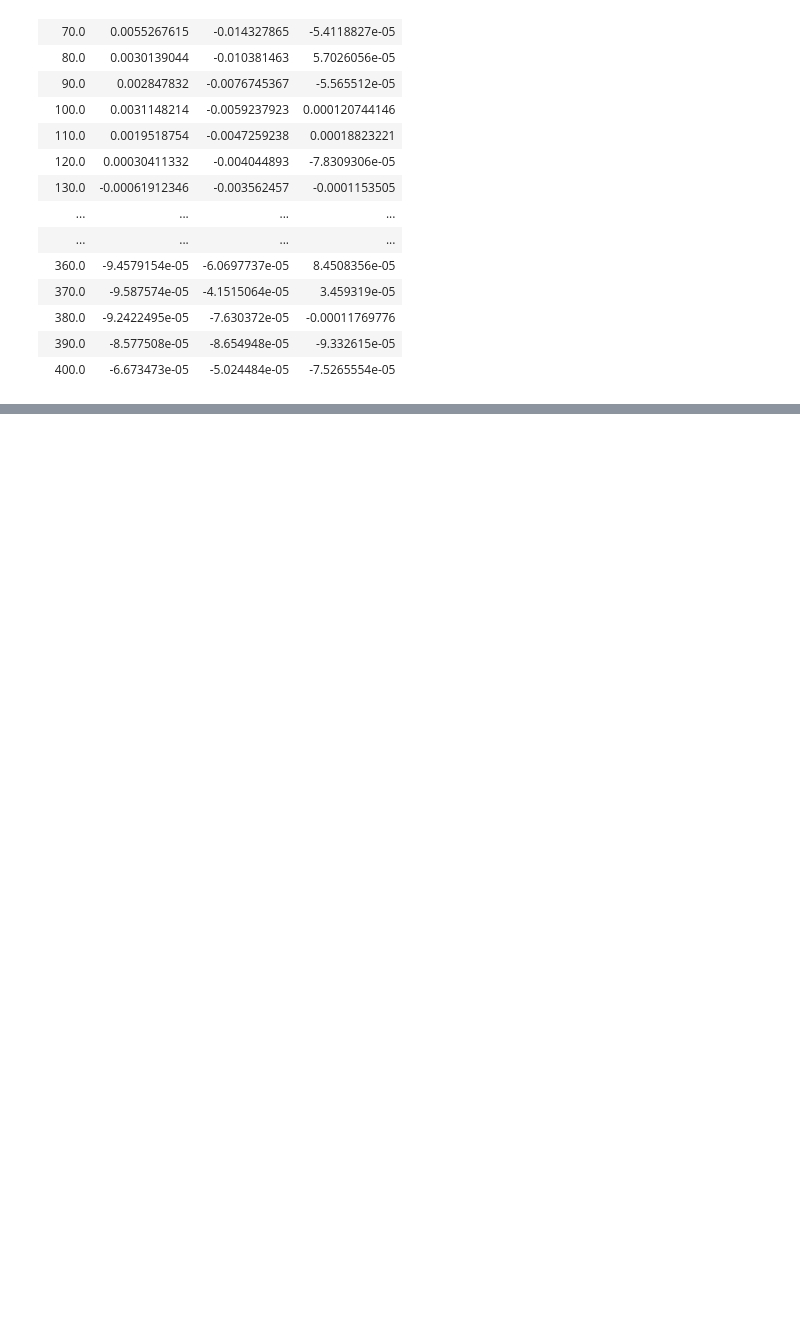
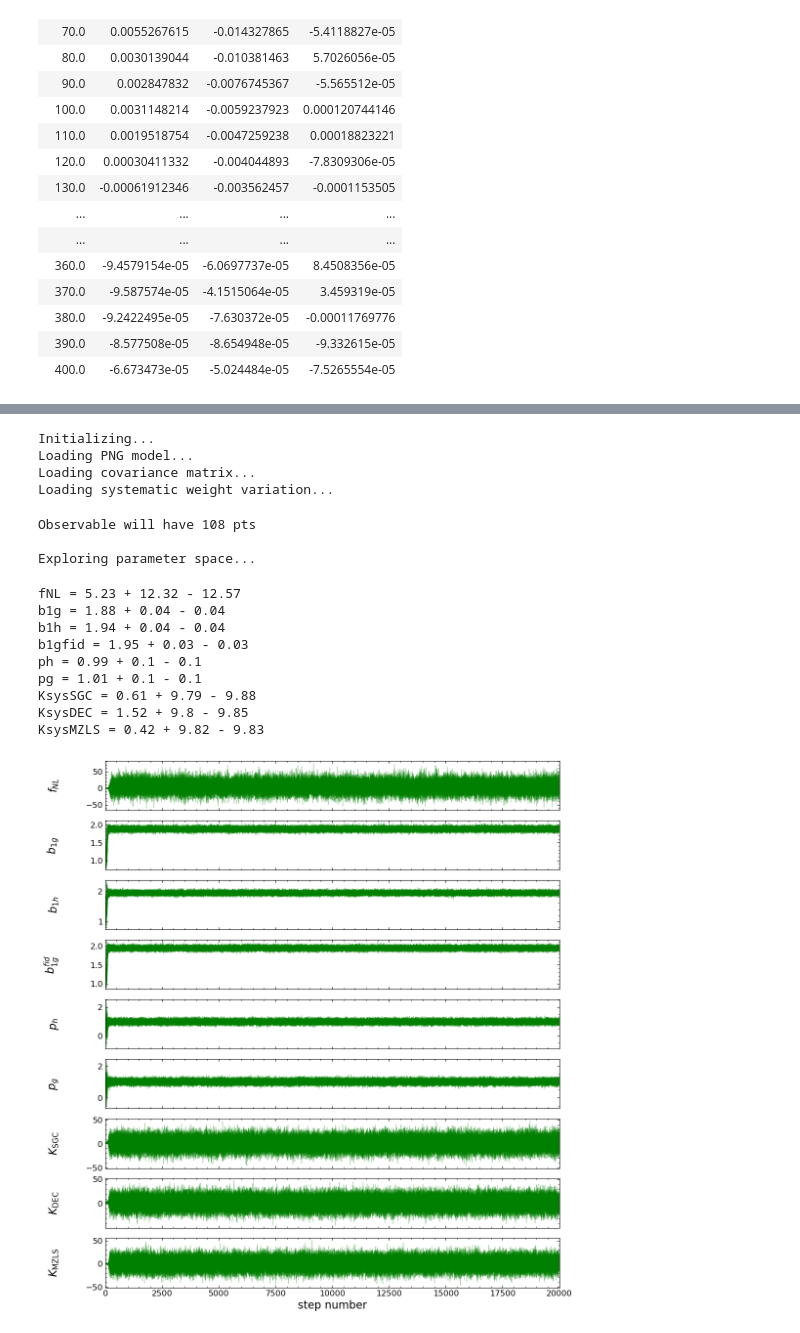
Before and after one commit to Hugh-Randall/MCMC_chain_code, a Jupyter notebook: scratch_work.ipynb, the cells around one changed output, grey strips where cells are left out. Drawn from its saved outputs; the diff is of its cells as text; code cells hidden in the pictures; blank space fills up the shorter version.

```diff
--- a/scratch_work.ipynb
+++ b/scratch_work.ipynb
@@ -170,0 +323,49 @@ Table length=36
+# %%
+mod = PNGmodel(fid_corr = './inputs/abacus_averaged_fiducial_wts_fixed.fits',
+               math_model = Y1())
+
+mod.load_PNG_model(files = './inputs/quadfits_LRG_FastPM_Y3_fnl.csv')
+
+mod.load_covariance(cov_pkg = './inputs/EZ_mock_covariance_matrix.npy')
+
+mod.load_photo_vary_fits(pkg_set1 = './inputs/quadfits_LRG_abacus_Y1_Ksys_SGC.csv',
+                         pkg_set2 = './inputs/quadfits_LRG_abacus_Y1_Ksys_DEC.csv',
+                         pkg_set3 = './inputs/quadfits_LRG_abacus_Y1_Ksys_MZLS.csv')
+# %% [output]
+Initializing...
+Loading PNG model...
+Loading covariance matrix...
+Loading systematic weight variation...
+# %%
+mod.run_sampling(min_type='data', # must be first argument
+                 fname_chain=f'./outputs/testchain_new_prior.txt', # must be second argument
+                 data_obs = f'./inputs/Y1_LRG_correlations_v1.5_.fits', # must provide data if min_type='data'
+                 nsteps = 20000, # Optional. Defaults to 20000, but set to 2000 for code testing
+                 update_priors = {'b1g':[1.90, 0.06, 'gauss']},
+                 # Specify parameters that our MathModel needs
+                 **{'z_eff': 0.780,
+                    'Om_m0_g': 0.315,
+                    'z_fid': 0.776,
+                    'z_halo': 0.787,
+                    'Om_m0_h': 0.3089,
+                    # 'poi_hard_lims': ((-250,250),(0.5,4)),
+                    # 'gauss_priors': ((1.94,0.04),(1.94,0.04),(1,0.1),(1,0.1)),
+                    # 'Psys1_gauss_prior': (0,10),
+                    # 'Psys2_gauss_prior': (0,10),
+                    # 'Psys3_gauss_prior': (0,10)
+                   }
+                )
+# %% [output]
+Observable will have 108 pts
+
+Exploring parameter space...
+fNL = 5.23 + 12.32 - 12.57
+b1g = 1.88 + 0.04 - 0.04
+b1h = 1.94 + 0.04 - 0.04
+b1gfid = 1.95 + 0.03 - 0.03
+ph = 0.99 + 0.1 - 0.1
+pg = 1.01 + 0.1 - 0.1
+KsysSGC = 0.61 + 9.79 - 9.88
+KsysDEC = 1.52 + 9.8 - 9.85
+KsysMZLS = 0.42 + 9.82 - 9.83
+[figure, added]
```
Also changed, not shown: parts of 11 cells of this notebook, 3 other files.
